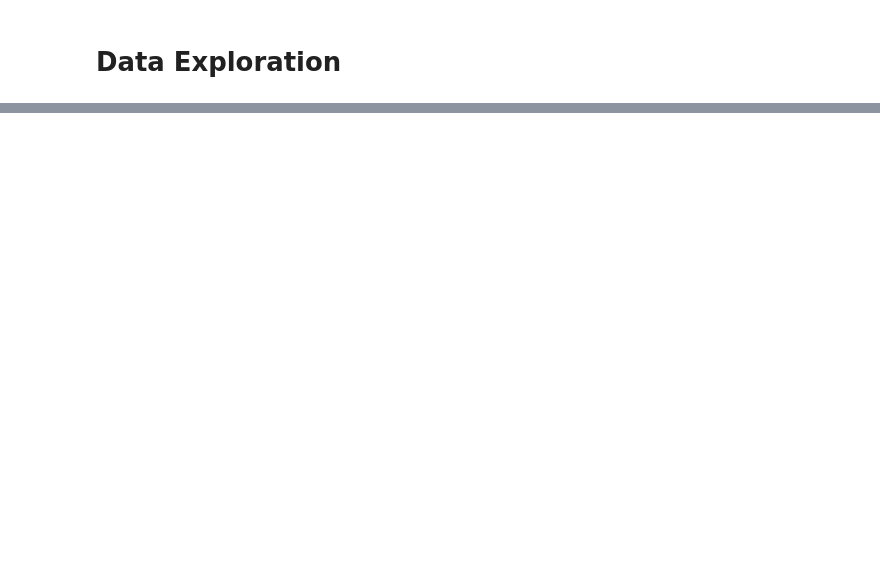
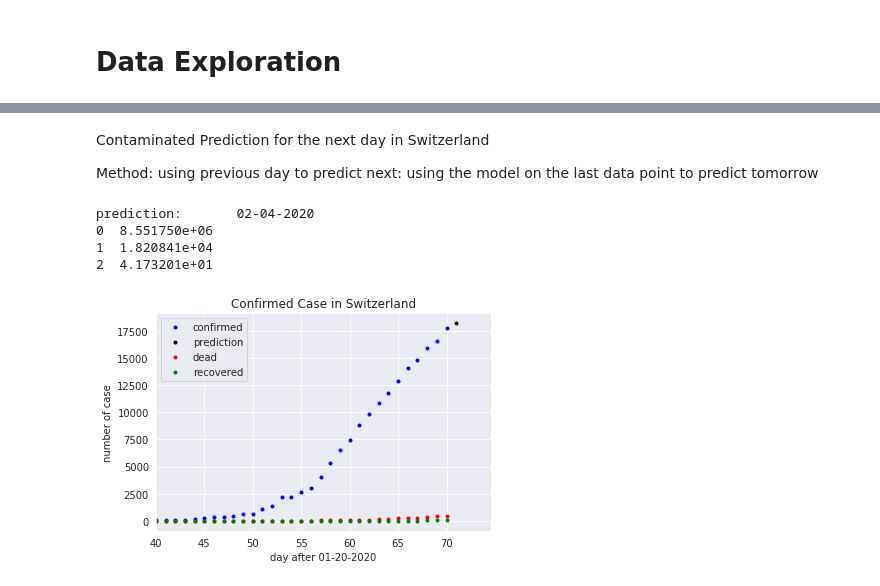
Before and after one commit to orielkiss/covid19, a Jupyter notebook: Covid_Data_Exploration.ipynb, the cells around one changed output, grey strips where cells are left out. Cells and saved outputs as stored; diff of their text form; code cells hidden in the pictures; blank space fills up the shorter version.

```diff
--- a/Covid_Data_Exploration.ipynb
+++ b/Covid_Data_Exploration.ipynb
@@ -145,0 +126,74 @@ plt.show()
+# %% [markdown]
+Contaminated Prediction for the next day in Switzerland
+
+Method: using previous day to predict next: using the model on the last data point to predict tomorrow
+# %%
+for i,s in enumerate(confirmed_swiss):
+    if s==0:
+        pass
+    if s!=0:
+        start=i
+        break
+#modelling for the swiss case
+N=8.57*10**6
+#start parameter
+beta=1
+gamma=1
+S=[] #possible
+I=[] #infected
+R=[] #removed (dead+cured)
+for i in range (len(confirmed_swiss)):
+    if i<start:
+        pass
+    else:
+        I.append(confirmed_swiss[i])
+        R.append(recovered_swiss[i]+dead_swiss[start])
+        S.append(N-I[-1]-R[-1])
+model=linear_model.Ridge()
+X=pd.DataFrame()
+X['St']=np.array(S[1:-2])
+X['It']=np.array(I[1:-2])
+X['Rt']=np.array(R[1:-2])
+X['SI']=X['St']*X['It']
+X_last_day=pd.DataFrame()
+X_last_day['S']=np.array(S[-1:])
+X_last_day['I']=np.array(I[-1:])
+X_last_day['R']=np.array(R[-1:])
+X_last_day['SI']=X_last_day['S']*X_last_day['I']
+y=pd.DataFrame()
+prediction_next_day=pd.DataFrame()
+prediction_next_day[today]=np.array([0,0,0])
+y['St+1']=np.array(S[2:-1])
+y['It+1']=np.array(I[2:-1])
+y['Rt+1']=np.array(R[2:-1])
+
+for i, col in enumerate(y.columns):
+    model.fit(X,y[col])
+    prediction_next_day[today].iloc[i]=model.predict((X_last_day))
+print('prediction: ',prediction_next_day)
+prediction_next_day.to_csv('prediction_nextday_swiss.csv')
+# %% [output]
+prediction:       02-04-2020
+0  8.551750e+06
+1  1.820841e+04
+2  4.173201e+01
+# %%
+confirmed_swiss=confirmed.iloc[206,4:]
+dead_swiss=dead.iloc[206,4:]
+recovered_swiss=recovered.iloc[206,4:]
+confirmed_swiss
+time=np.arange(len(confirmed_swiss))
+new_time=np.arange(time[-1]+1,time[-1]+1+len(prediction_next_day.columns))
+plt.figure()
+plt.title('Confirmed Case in Switzerland')
+plt.xlabel('day after 01-20-2020')
+plt.ylabel('number of case')
+plt.plot(time,confirmed_swiss,'b.',label='confirmed')
+plt.plot(new_time,prediction_next_day.iloc[1],'k.',label='prediction')
+plt.plot(time,dead_swiss,'r.',label='dead')
+plt.plot(time,recovered_swiss,'g.',label='recovered')
+plt.legend()
+plt.xlim(40)
+plt.show()
+# %% [output]
+[figure, added]
```
Also changed, not shown: parts of 8 cells of this notebook, 1 other file.
